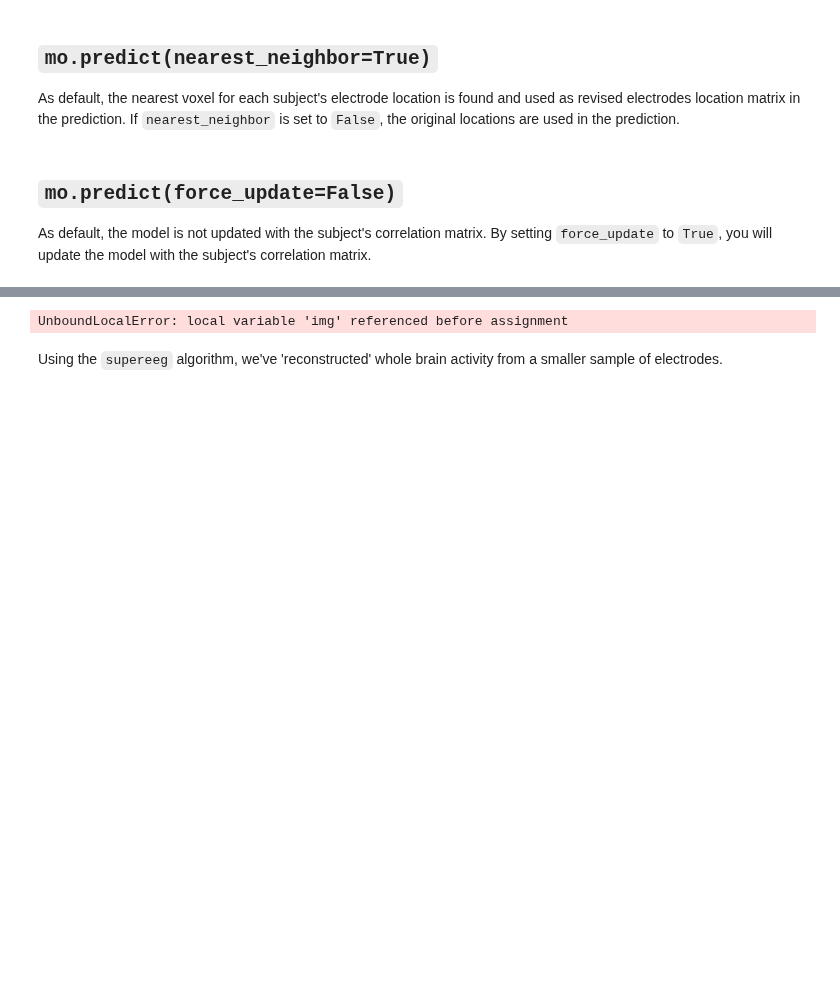
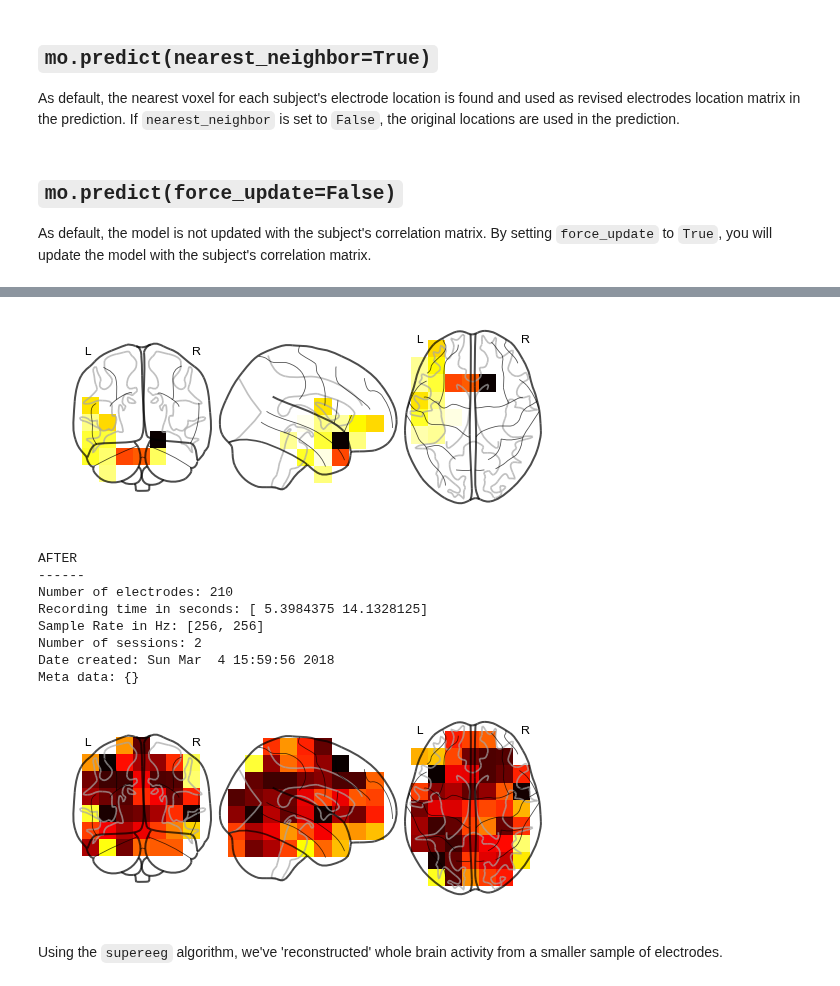
Before and after one commit to ContextLab/supereeg, a Jupyter notebook: docs/tutorial/model_objects.ipynb, the cells around one changed output, grey strips where cells are left out. Saved outputs shown, nothing was run; the diff lists cells and outputs as text; code cells hidden in the pictures; blank space fills up the shorter version.

Commit message:
updated model tutorial

```diff
--- a/docs/tutorial/model_objects.ipynb
+++ b/docs/tutorial/model_objects.ipynb
@@ -148,8 +142,8 @@ You can also create a custom covariance matrix in `se.create_cov` by simply pass
 # %%
 R = se.create_cov(cov='toeplitz', n_elecs=len(locs))
 p = 10
-model = se.Model(numerator=R, denominator=np.ones(np.shape(R)), locs=locs, n_subs=p)
-model.plot_data(xticklabels=False, yticklabels=False)
+toe_model = se.Model(numerator=R, denominator=np.ones(np.shape(R)), locs=locs, n_subs=p)
+toe_model.plot_data(xticklabels=False, yticklabels=False)
 plt.show()
 # %% [output]
 [figure]
@@ -176,10 +170,8 @@ As default, the model is not updated with the subject's correlation matrix.  By
 print('BEFORE')
 print('------')
 bo.info()
-nii = bo.to_nii(template='gray')
-nii_0 = image.index_img(nii, 1)
-plotting.plot_glass_brain(nii_0, display_mode='lyrz', threshold=0, colorbar='True')
-plotting.show()
+nii = bo.to_nii(template='gray', vox_size=20)
+nii.plot_glass_brain()
 
 # voodoo magic
 bor = model.predict(bo)
@@ -189,10 +181,8 @@ bor = model.predict(bo)
 print('AFTER')
 print('------')
 bor.info()
-nii = bor.to_nii(template='gray')
-nii_0 = image.index_img(nii, 1)
-plotting.plot_glass_brain(nii_0, display_mode='lyrz', threshold=0, colorbar='True')
-plotting.show()
+nii = bor.to_nii(template='gray', vox_size=20)
+nii.plot_glass_brain()
 # %% [output]
 BEFORE
 ------
@@ -205,3 +195,12 @@ Meta data: CH003
+[figure, added]
-UnboundLocalError: local variable 'img' referenced before assignment
+AFTER
+------
+Number of electrodes: 210
+Recording time in seconds: [ 5.3984375 14.1328125]
+Sample Rate in Hz: [256, 256]
+Number of sessions: 2
+Date created: Sun Mar  4 15:59:56 2018
+Meta data: {}
+[figure, added]
 # %% [markdown]
 Using the `supereeg` algorithm, we've 'reconstructed' whole brain activity from a smaller sample of electrodes.
```
Also changed, not shown: parts of 11 cells of this notebook, 1 other file.
